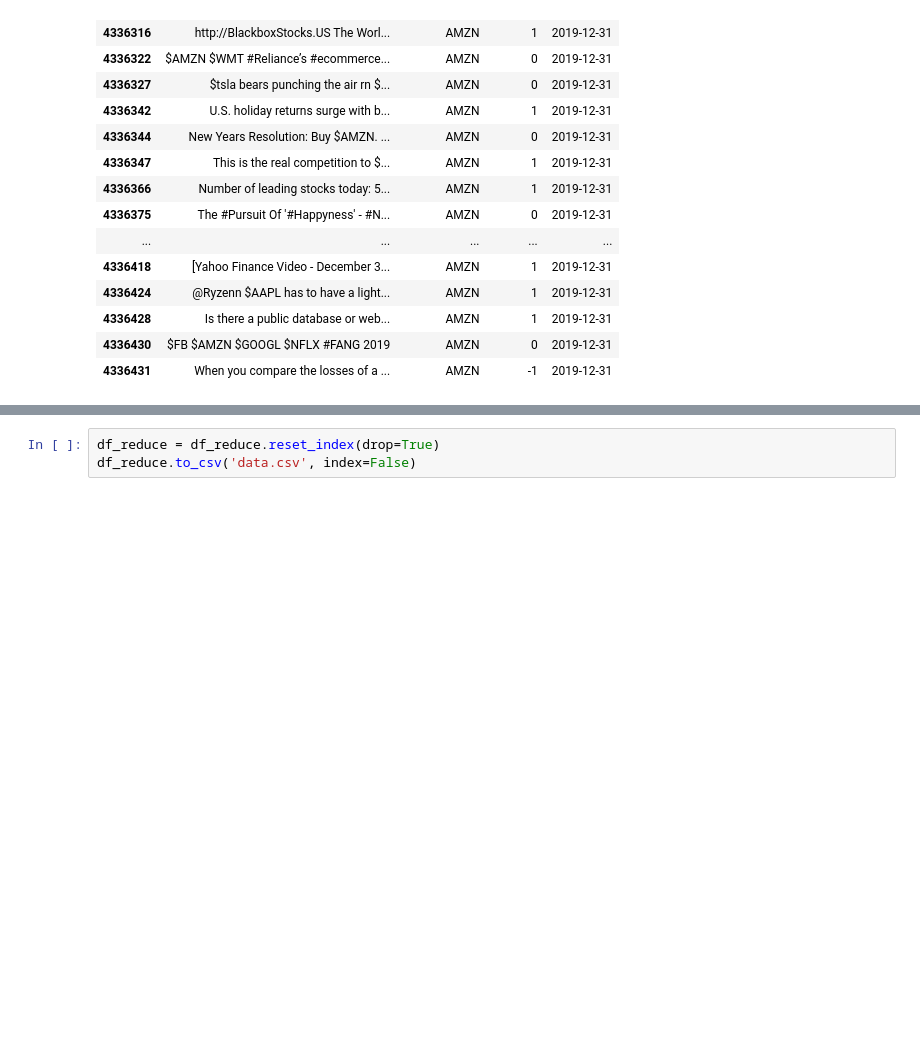
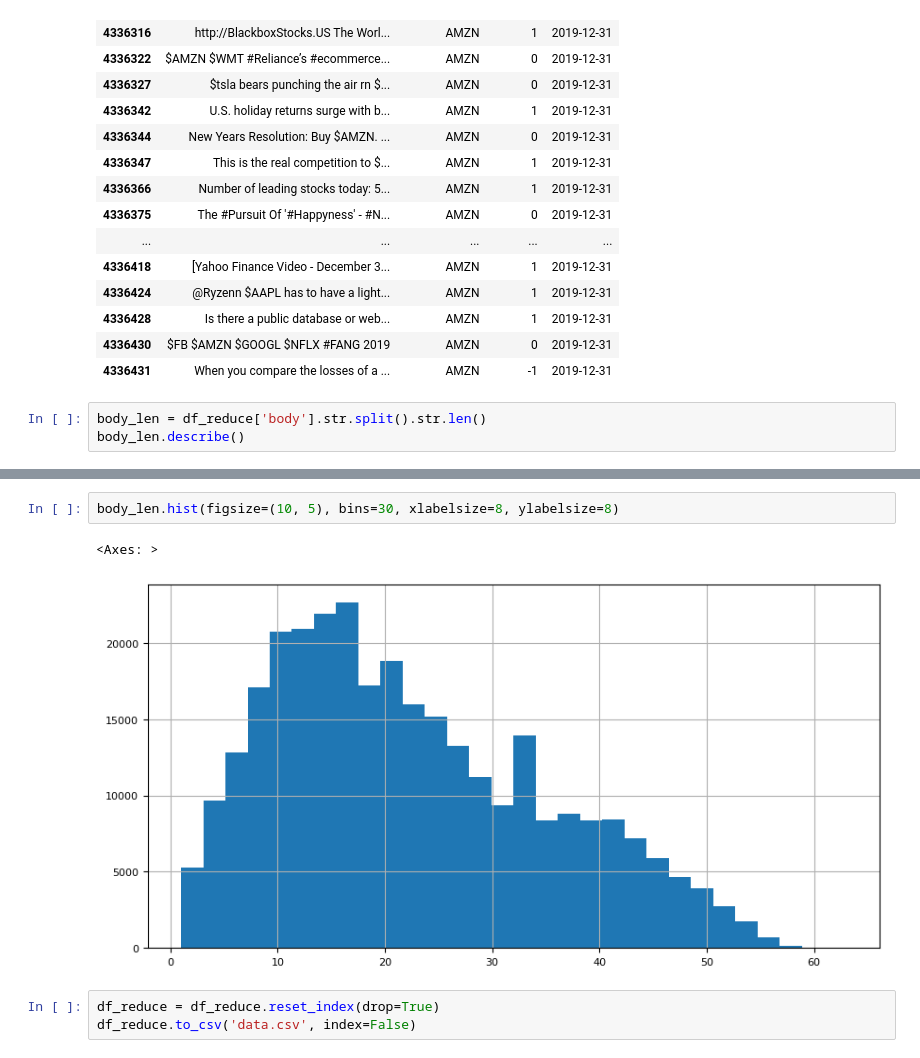
Before and after one commit to Karl-Gilmartin/Twitter-NASDAQ, a Jupyter notebook: ref_main.ipynb, the cells around one changed output, grey strips where cells are left out. Drawn from its saved outputs; the diff is of its cells as text; blank space fills up the shorter version.

```diff
--- a/ref_main.ipynb
+++ b/ref_main.ipynb
@@ -380,3 +399,6 @@ df_reduce.tail(20)
 | 4336428 | Is there a public database or web... | AMZN | 1 | 2019-12-31 |
 | 4336430 | $FB $AMZN $GOOGL $NFLX #FANG 2019 | AMZN | 0 | 2019-12-31 |
 | 4336431 | When you compare the losses of a ... | AMZN | -1 | 2019-12-31 |
+# %%
+body_len = df_reduce['body'].str.split().str.len()
+body_len.describe()
@@ -383,3 +415,8 @@ df_reduce.tail(20)
+# %%
+body_len.hist(figsize=(10, 5), bins=30, xlabelsize=8, ylabelsize=8)
+# %% [output]
+<Axes: >
+[figure, added]
 # %%
 df_reduce = df_reduce.reset_index(drop=True)
 df_reduce.to_csv('data.csv', index=False)
```
Also changed, not shown: parts of 33 cells of this notebook.
